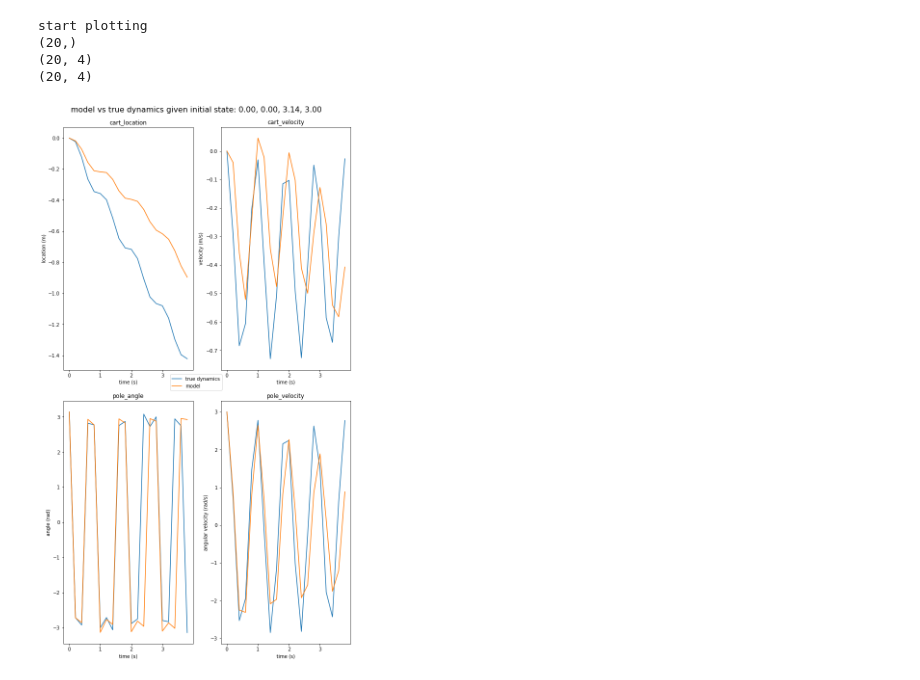
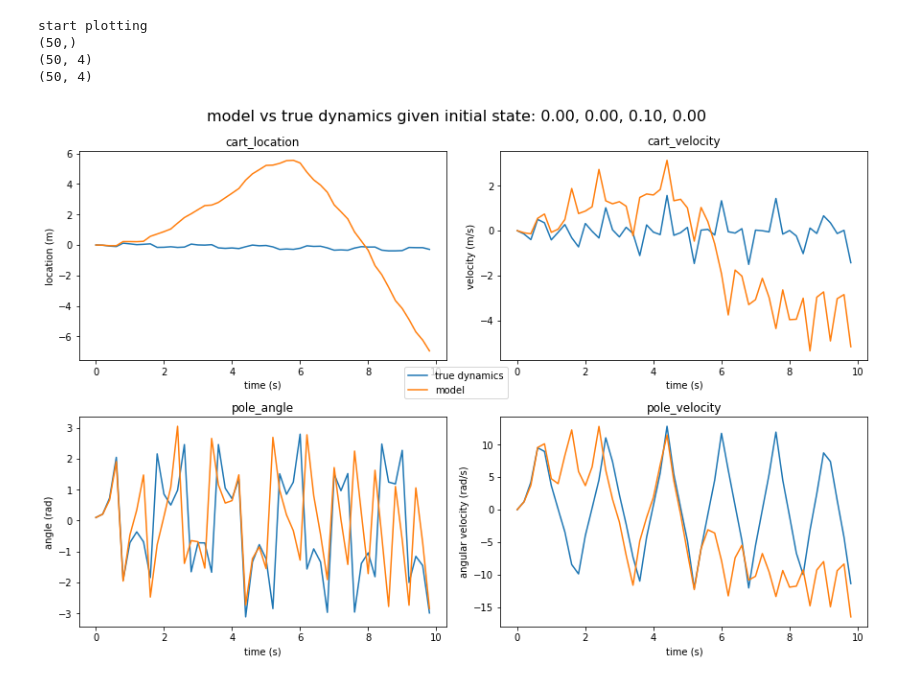
Before and after one commit to Joycy-xh297/inverted_pendulum, a Jupyter notebook: task2.ipynb, the cells around one changed output. Drawn from its saved outputs; the diff is of its cells as text; code cells hidden in the pictures.

```diff
--- a/task2.ipynb
+++ b/task2.ipynb
@@ -29,8 +29,8 @@ def predict(X,XM,sigma,alpha):
     K_MN = kernel(X,XM,sigma)
     return np.matmul(K_MN,alpha)
 # %%
-N = 500 # NO of datapoints
-M = 320 # NO of data locations for basis function
+N = 1000 # NO of datapoints
+M = 1000 # NO of data locations for basis function
 lam = 10**(-3) # variance of data noise
 cartpole1 = CartPole()
 # %%
@@ -98,9 +98,9 @@ plt.show()
 # %%
 """time evolution using perfromAction and model"""
 # setting parameters
-max_t = 4.0
+max_t = 10.0
 steps = int(max_t/cartpole1.delta_time) # 0.2s per step
-Xn = np.array([0,0,np.pi,3])
+Xn = np.array([0,0,0.1,0])
 
 X_cartpole = [Xn]
 X_model = [Xn]
@@ -130,7 +130,7 @@ X_model = np.array(X_model[:-1])
 print('start plotting')
 """plotting"""
 t = np.arange(0,max_t,cartpole1.delta_time)
-fig, axs = plt.subplots(2,2,figsize=(9,16),constrained_layout=True)
+fig, axs = plt.subplots(2,2,figsize=(12,8),constrained_layout=True)
 print(t.shape)
 print(X_cartpole.shape)
 print(X_model.shape)
@@ -154,37 +154,37 @@ axs[0,1].autoscale()
 
 axs[1,0].plot(t,X_cartpole[:,2],label='true dynamics')
 axs[1,0].plot(t,X_model[:,2],label='model')
 axs[1,0].set_title('pole_angle')
 axs[1,0].set_xlabel('time (s)')
 axs[1,0].set_ylabel('angle (rad)')
 axs[1,0].set_xlim([0,5])
 axs[1,0].autoscale()
 # axs[1,0].set_ylim([-20,20])
 
 axs[1,1].plot(t,X_cartpole[:,3],label='true dynamics')
 axs[1,1].plot(t,X_model[:,3],label='model')
 axs[1,1].set_title('pole_velocity')
 axs[1,1].set_xlabel('time (s)')
 axs[1,1].set_ylabel('angular velocity (rad/s)')
 axs[1,1].set_xlim([0,5])
 axs[1,1].autoscale()
 # axs[1,1].set_ylim([-20,20])
 
 
 handles, labels = axs[1,1].get_legend_handles_labels()
 fig.legend(handles, labels, loc='center')
 fig.suptitle('model vs true dynamics given initial state: {0:.2f}, {1:.2f}, {2:.2f}, {3:.2f}'.format(
                                                                     Xn[0],Xn[1],Xn[2],Xn[3]), fontsize=16)
 
 
 plt.savefig('init_state1.png')
 plt.show()
 # %% [output]
 start plotting
-(20,)
-(20, 4)
-(20, 4)
+(50,)
+(50, 4)
+(50, 4)
-[figure, old version]
+[figure, new version]
 # %%
 Xn = np.array([0,0,np.pi,-14.7])
 
```
Also changed, not shown: parts of 9 cells of this notebook, 39 other files.
